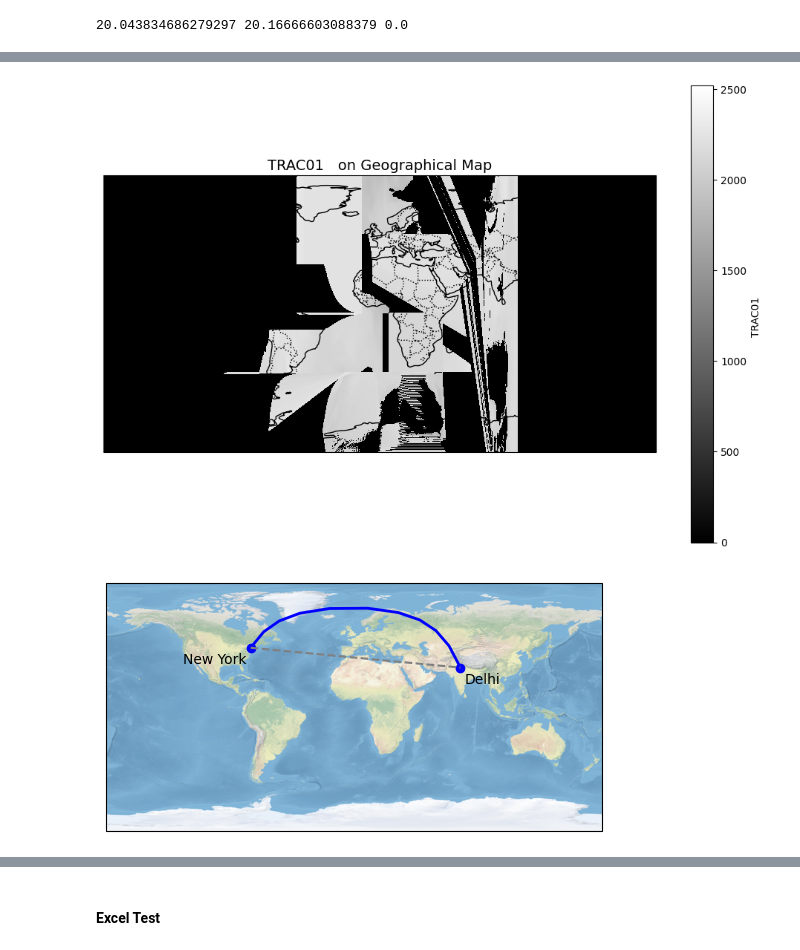
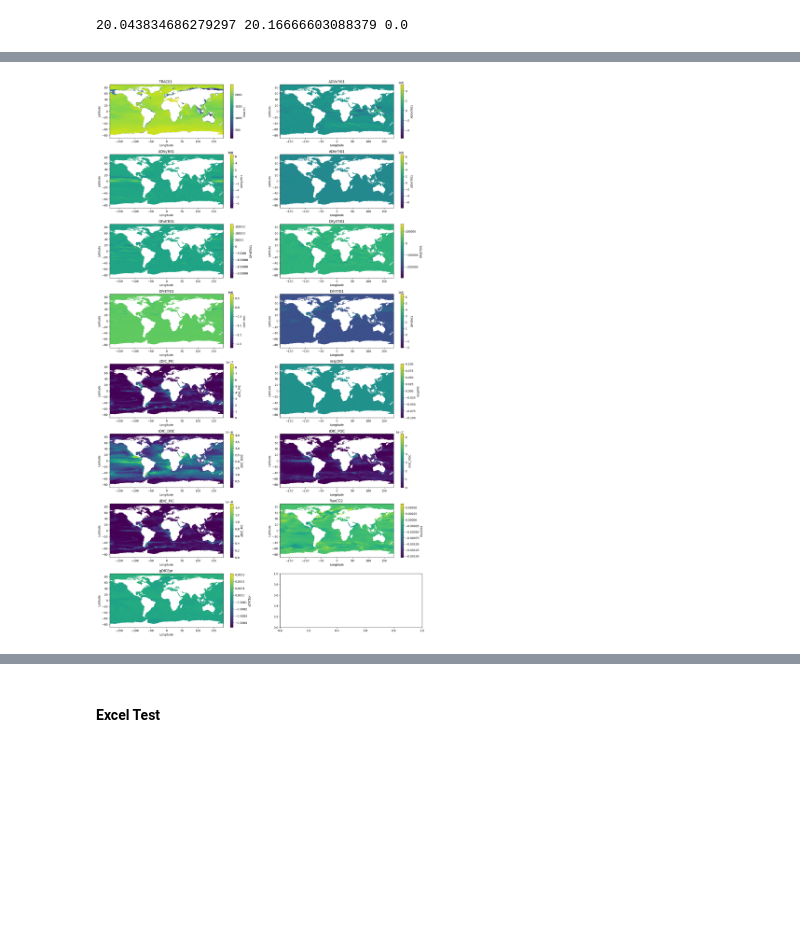
Before and after one commit to somanshuprasad/DeepCarbonMapping, a Jupyter notebook: scratch.ipynb, the cells around one changed output, grey strips where cells are left out. Cells and saved outputs as stored; diff of their text form; code cells hidden in the pictures; blank space fills up the shorter version.

Commit message:
conversion to cartesian plane and plotting

```diff
--- a/scratch.ipynb
+++ b/scratch.ipynb
@@ -159,57 +109,22 @@ d_3[0][0].shape
-# %%
-import matplotlib.pyplot as plt
-import cartopy.crs as ccrs
-import cartopy.feature as cfeature
-
-# Create a figure with Cartopy's PlateCarree projection (latitude/longitude)
-fig = plt.figure(figsize=(12, 8))
-ax = plt.axes(projection=ccrs.PlateCarree())
-
-# Add coastlines and optional features
-ax.coastlines(resolution='110m', color='black', linewidth=1)
-ax.add_feature(cfeature.BORDERS, linestyle=':')
-ax.add_feature(cfeature.LAND, facecolor='lightgray')
-
-# Plot TRAC01 values
-mesh = ax.pcolormesh(long, lat, d_3[0][0], cmap='grey', shading='auto', transform=ccrs.PlateCarree())
-cbar = plt.colorbar(mesh, ax=ax, orientation='vertical', pad=0.05, label=f"{variable_names[0]}")
-
-# Add labels and title
-plt.title(f"{variable_names[0]} on Geographical Map", fontsize=14)
-plt.xlabel("Longitude")
-plt.ylabel("Latitude")
-
-plt.show()
-# %% [output]
-[figure, removed]
-# %%
-import cartopy.crs as ccrs
-import matplotlib.pyplot as plt
-
-ax = plt.axes(projection=ccrs.PlateCarree())
-ax.stock_img()
-
-ny_lon, ny_lat = -75, 43
-delhi_lon, delhi_lat = 77.23, 28.61
-
-plt.plot([ny_lon, delhi_lon], [ny_lat, delhi_lat],
-         color='blue', linewidth=2, marker='o',
-         transform=ccrs.Geodetic(),
-         )
-
-plt.plot([ny_lon, delhi_lon], [ny_lat, delhi_lat],
-         color='gray', linestyle='--',
-         transform=ccrs.PlateCarree(),
-         )
-
-plt.text(ny_lon - 3, ny_lat - 12, 'New York',
-         horizontalalignment='right',
-         transform=ccrs.Geodetic())
-
-plt.text(delhi_lon + 3, delhi_lat - 12, 'Delhi',
-         horizontalalignment='left',
-         transform=ccrs.Geodetic())
-
-plt.show()
-# %% [output]
-[figure, removed]
+# %%
+# pcolormesh
+fig, axes = plt.subplots(8, 2, figsize=(20, 35))  # Adjust figsize for clarity
+axes = axes.flatten()  # Flatten axes for easier indexing
+
+# Iterate through all variables
+for var_idx, var_name in enumerate(variable_names):
+    ax = axes[var_idx]
+    values = variables_cart[var_idx]  # Color values for the current variable
+
+    # Scatter plot for the current variable
+    pcolor = ax.pcolormesh(lon_cart,lat_cart, values, cmap='viridis', shading='auto')
+    cbar = plt.colorbar(pcolor, ax=ax)
+    cbar.set_label(var_name)
+
+    # Add labels and title
+    ax.set_xlabel('Longitude')
+    ax.set_ylabel('Latitude')
+    ax.set_title(f'{var_name}')
+    plt.subplots_adjust(hspace=0.3)
+# %% [output]
+[figure, added]
```
Also changed, not shown: parts of 20 cells of this notebook, 2 other files.
